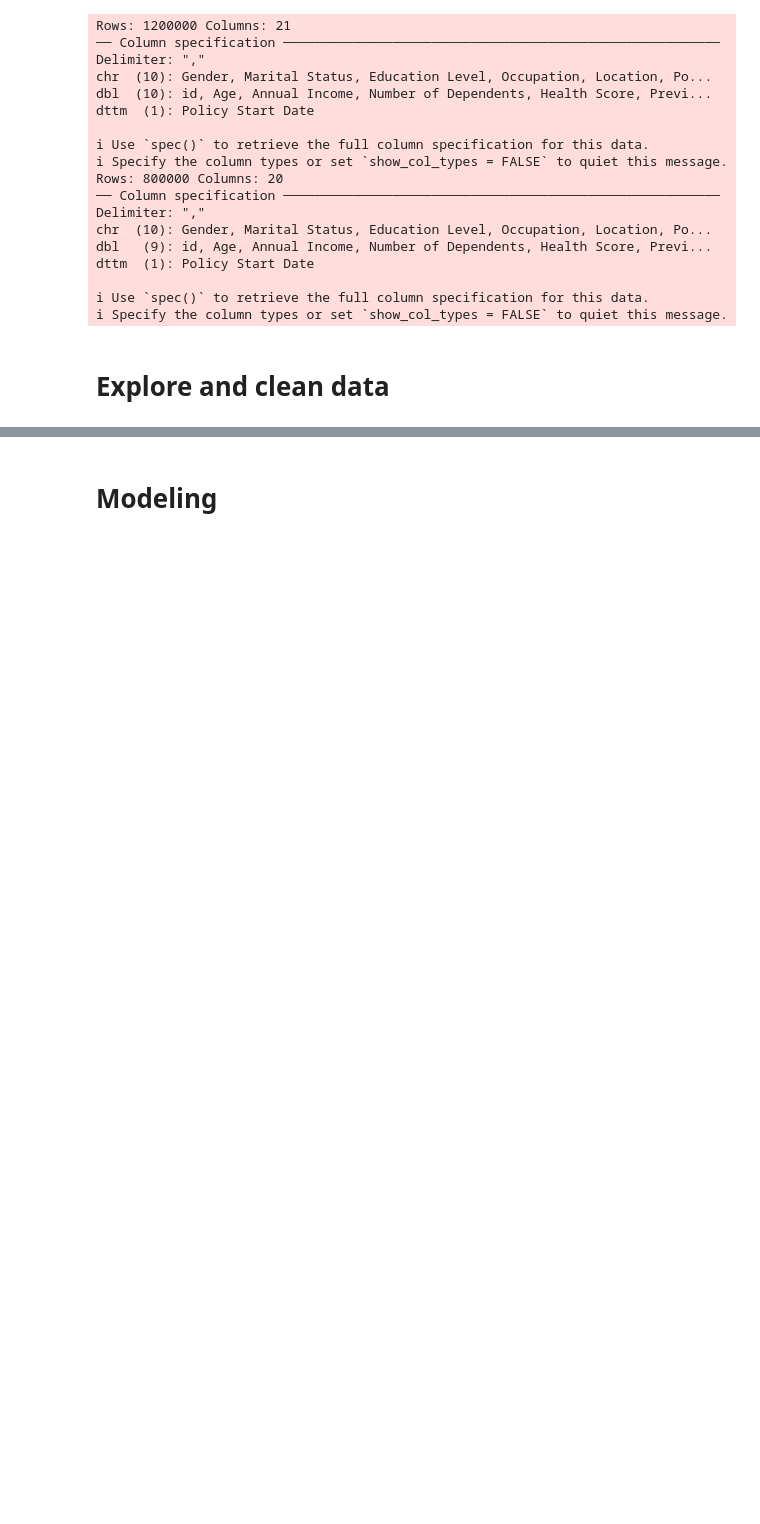
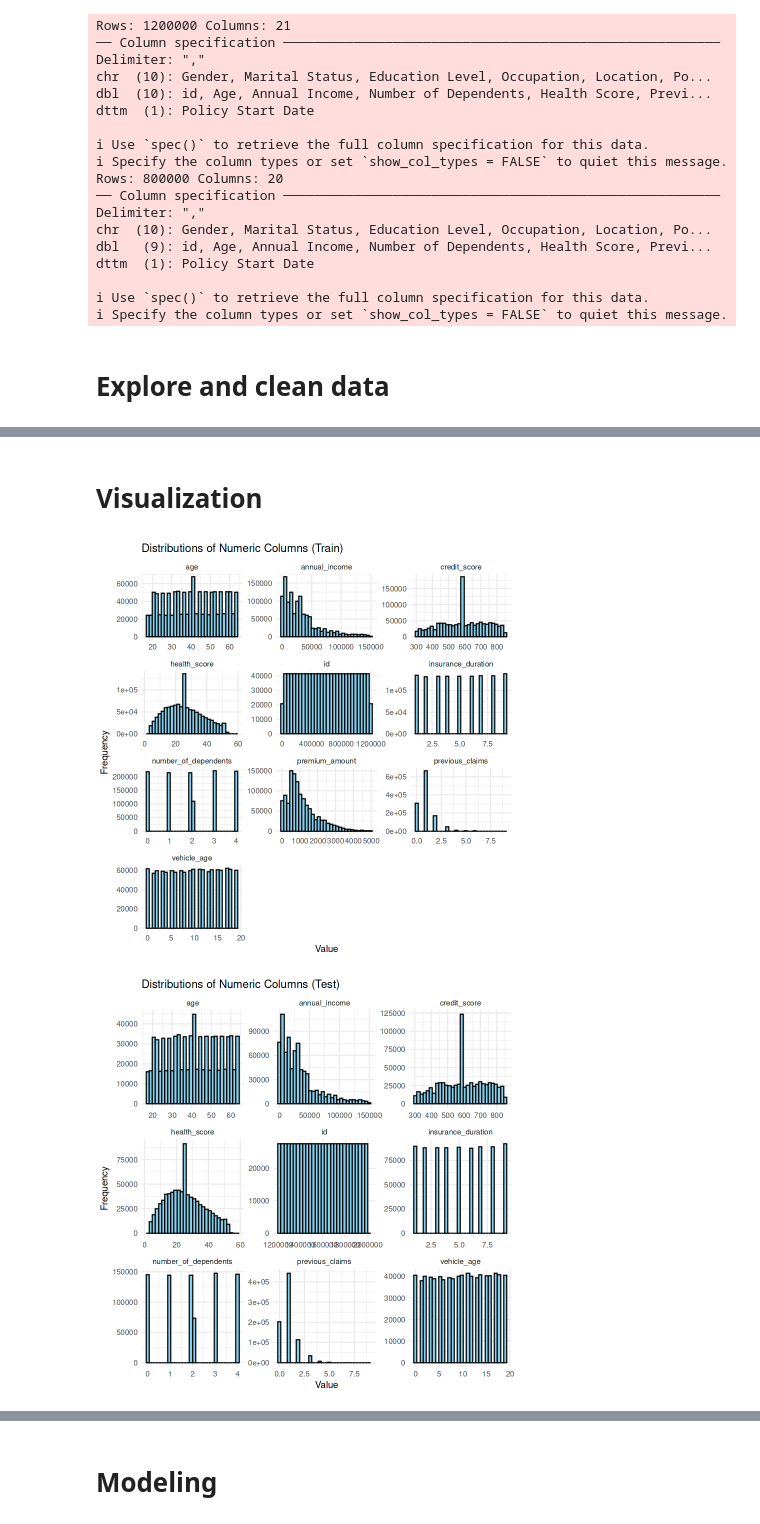
Before and after one commit to vanezp01/datalabs, a Jupyter notebook: predict-insurance-premiums.ipynb, the cells around one changed output, grey strips where cells are left out. Saved outputs shown, nothing was run; the diff lists cells and outputs as text; code cells hidden in the pictures; blank space fills up the shorter version.

```diff
--- a/predict-insurance-premiums.ipynb
+++ b/predict-insurance-premiums.ipynb
@@ -205,0 +196,22 @@ exercise_frequency      property_type
+# %% [markdown]
+# Visualization
+# %%
+# Function to create histogram plot
+plot_numeric_distributions <- function(data, title) {
+  numeric_cols <- data %>% select(where(is.numeric))
+  numeric_long <- numeric_cols %>%
+    pivot_longer(cols = everything(), names_to = "variable", values_to = "value")
+  # Convert to long format for ggplot
+  ggplot(numeric_long, aes(x = value)) +
+    geom_histogram(bins = 30, fill = "skyblue", color = "black") +
+    facet_wrap(~variable, scales = "free", ncol = 3) +
+    labs(title = title, x = "Value", y = "Frequency") +
+    theme_minimal()
+}
+
+# Call the function for both datasets
+plot_numeric_distributions(train, "Distributions of Numeric Columns (Train)")
+plot_numeric_distributions(test, "Distributions of Numeric Columns (Test)")
+# %% [output]
+[figure, added]
+[figure, added]
```
Also changed, not shown: parts of 13 cells of this notebook.
